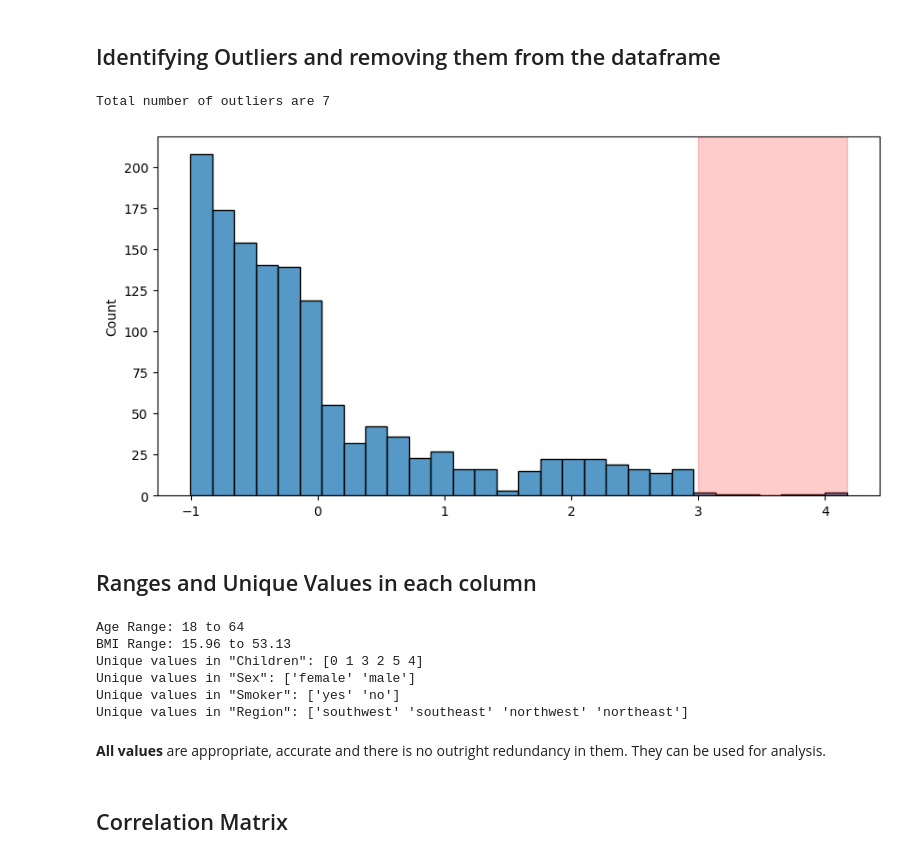
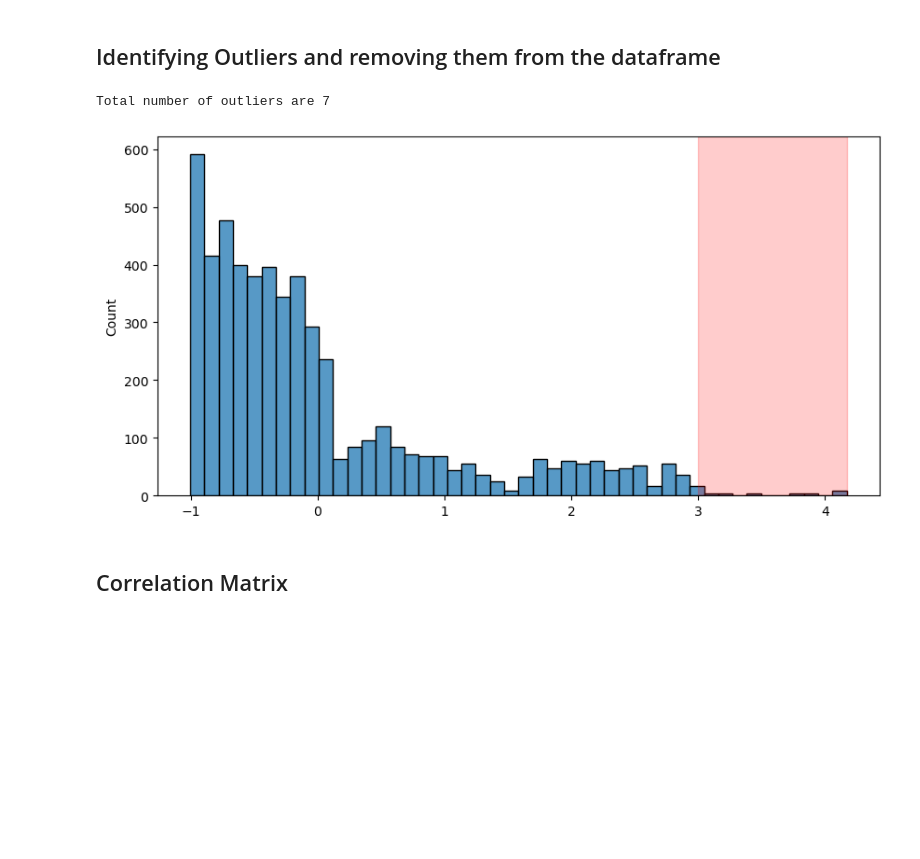
Before and after one commit to ubco-W2022T1-cosc301/project-group21, a Jupyter notebook: notebooks/ungraded/analysis1a.ipynb, the cells around one changed output. Saved outputs shown, nothing was run; the diff lists cells and outputs as text; code cells hidden in the pictures; blank space fills up the shorter version.

```diff
--- a/notebooks/ungraded/analysis1a.ipynb
+++ b/notebooks/ungraded/analysis1a.ipynb
@@ -52,48 +57,10 @@ memory usage: 73.3+ KB
 # %% [markdown]
 ## Identifying Outliers and removing them from the dataframe ##
-# %%
-zscore = []
-def find_outliers(data):
-    threshold = 3 #99% confidence interval
-    outliers = []
-
-    mean = np.mean(data)
-    std = np.std(data)
-    for i in data:
-        z_score= (i - mean)/std
-        zscore.append(z_score)
-        if np.abs(z_score) > threshold:
-            outliers.append(i)
-    return print("Total number of outliers are",len(outliers))
-
-find_outliers(df.charges)
-
-plt.figure(figsize = (10,5))
-sns.histplot(zscore)
-plt.axvspan(xmin = 3 ,xmax= max(zscore),alpha=0.2, color='red')
-
-df = df[(df['charges'] < 3) | (df['charges'] > -3)] #Removes outliers from dataframe
-# %% [output]
-Total number of outliers are 7
-[figure, removed]
-# %% [markdown]
-## Ranges and Unique Values in each column ##
-# %%
-
-print(f'Age Range: {df.age.min()}','to',df.age.max()) #Values are appropriate (no negative/impossible values)
-print(f'BMI Range: {df.bmi.min()}','to',df.bmi.max()) #Values are appropriate (no negative/impossible values)
-print(f'Unique values in "Children": {df.children.unique()}') #Values are appropriate (no negative/impossible values)
-print(f'Unique values in "Sex": {df.sex.unique()}') #Values are appropriate
-print(f'Unique values in "Smoker": {df.smoker.unique()}') #Values are a little ambiguous; yes = smoker, no = non-smoker
-print(f'Unique values in "Region": {df.region.unique()}') #Values are clear and understandable
-# %% [output]
-Age Range: 18 to 64
-BMI Range: 15.96 to 53.13
-Unique values in "Children": [0 1 3 2 5 4]
-Unique values in "Sex": ['female' 'male']
-Unique values in "Smoker": ['yes' 'no']
-Unique values in "Region": ['southwest' 'southeast' 'northwest' 'northeast']
-# %% [markdown]
-**All values** are appropriate, accurate and there is no outright redundancy in them. They can be used for analysis.
+# %%
+pf.find_outliers(df.charges)
+df = df[(df['charges'] < 3) | (df['charges'] > -3)] #Removes outliers that are not within the 99% confidence interval from dataset.
+# %% [output]
+Total number of outliers are 7
+[figure, added]
 # %% [markdown]
 ## Correlation Matrix ##
```
Also changed, not shown: parts of 18 cells of this notebook, 3 other files.
